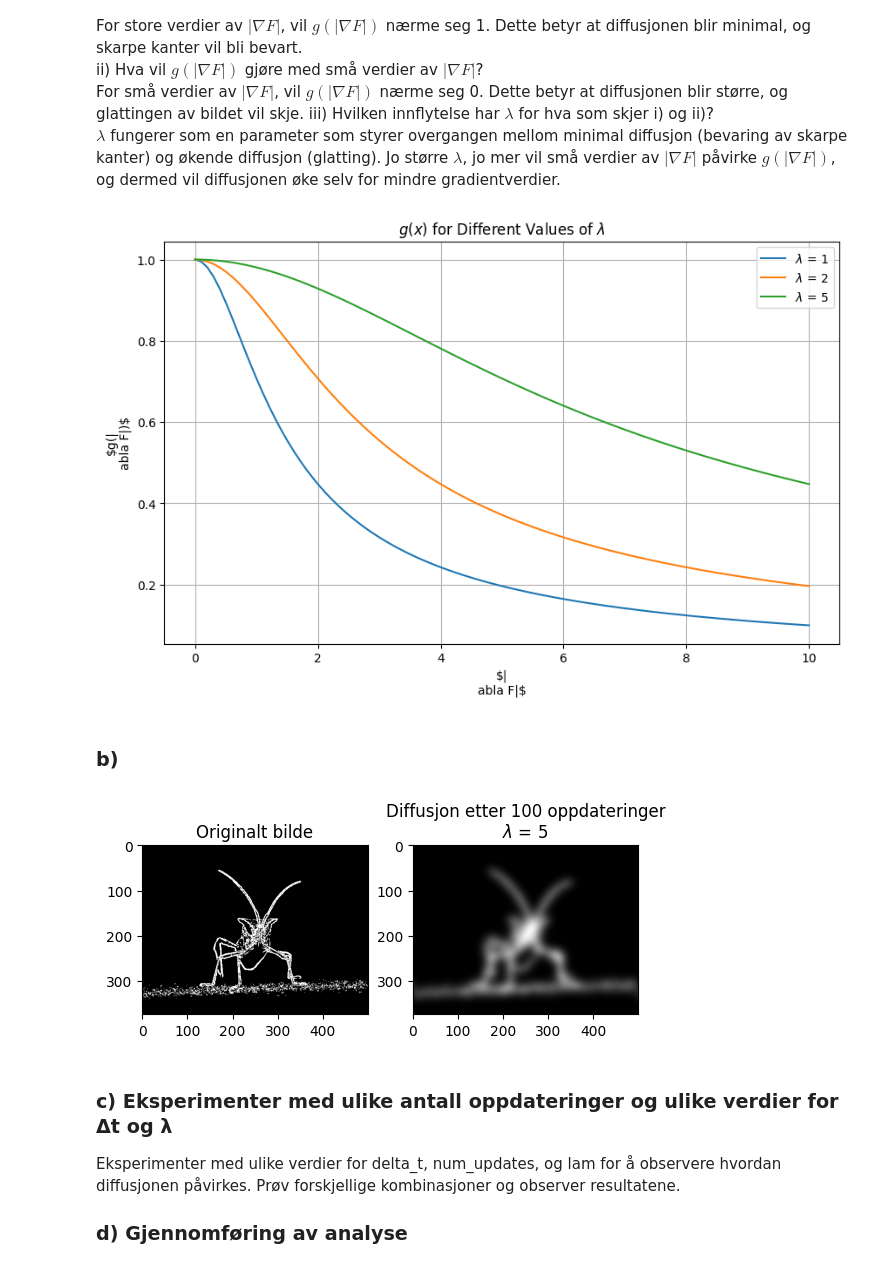
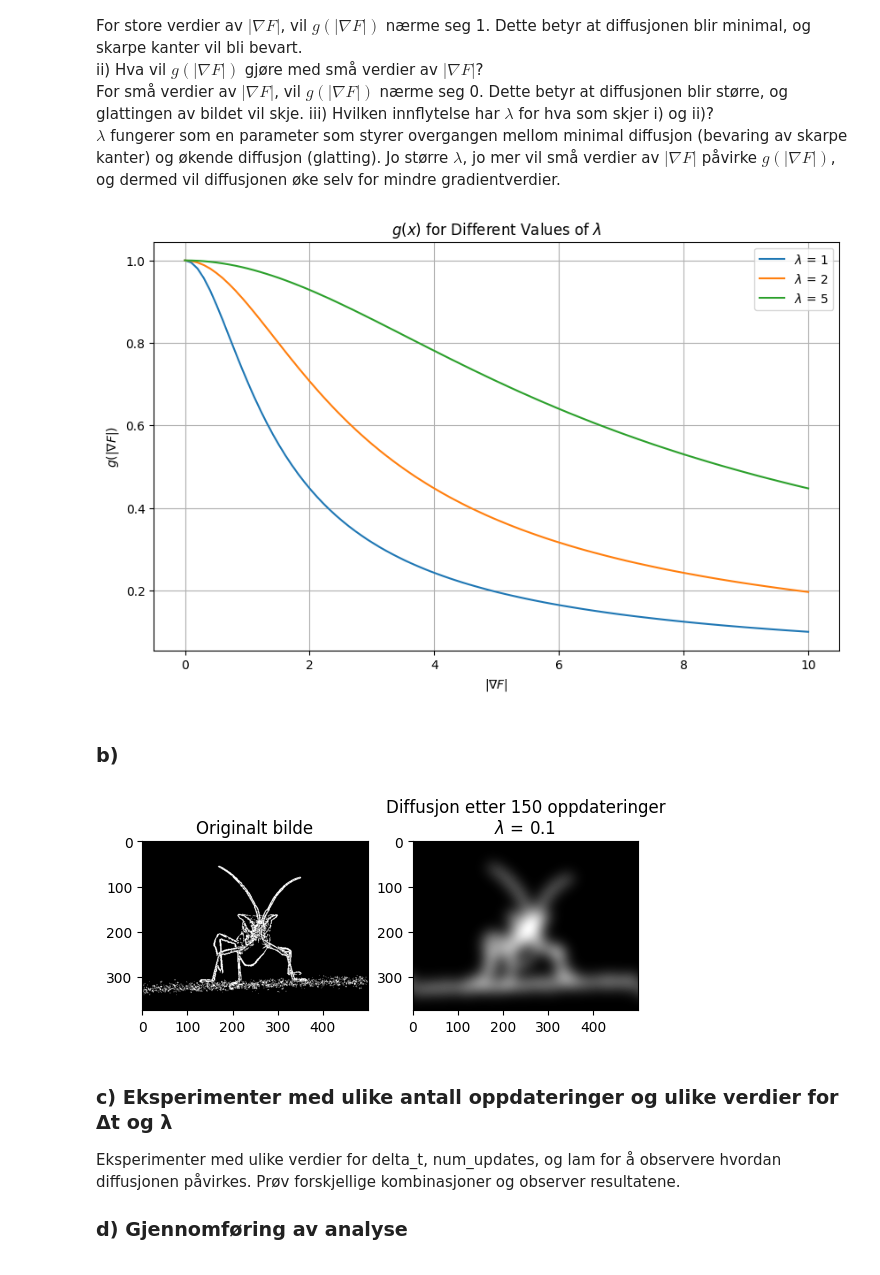
Before and after one commit to JoachimCode/ImageDiffusion, a Jupyter notebook: Bildebehandling,_diffusjon_og_Prims_algoritme.ipynb, the cells around one changed output. Drawn from its saved outputs; the diff is of its cells as text; code cells hidden in the pictures.

```diff
--- a/Bildebehandling,_diffusjon_og_Prims_algoritme.ipynb
+++ b/Bildebehandling,_diffusjon_og_Prims_algoritme.ipynb
@@ -244,26 +244,26 @@ $\lambda$ fungerer som en parameter som styrer overgangen mellom minimal diffusj
 # %%
 import numpy as np
 import matplotlib.pyplot as plt
 
 def g(x, lam):
     return 1 / np.sqrt(1 + (x**2) / (lam**2))
 
 x_values = np.linspace(0, 10, 100)
 lambda_values = [1, 2, 5]
 
 plt.figure(figsize=(10, 6))
 
 for lam in lambda_values:
     plt.plot(x_values, g(x_values, lam), label=f'$\lambda$ = {lam}')
 
 plt.title('$g(x)$ for Different Values of $\lambda$')
-plt.xlabel('$|\nabla F|$')
-plt.ylabel('$g(|\nabla F|)$')
+plt.xlabel('$|\\nabla F|$')
+plt.ylabel('$g(|\\nabla F|)$')
 plt.legend()
 plt.grid(True)
 plt.show()
 # %% [output]
-[figure, old version]
+[figure, new version]
 # %% [markdown]
 ### b)
 # %%
@@ -295,15 +295,15 @@ def diffuse_image_with_gradient_function(initial_image, delta_t, num_updates, la
 # Eksempel på bruk:
 # initial_image er bildet ved t=0, delta_t er steglengden, og num_updates er antall oppdateringer
 initial_image = edges  # Eksempel på tilfeldig initialbilde
-delta_t = 0.5
-num_updates = 100
-lam = 5
+delta_t = 0.8
+num_updates = 150
+lam = 0.10
 
 diffused_image = diffuse_image_with_gradient_function(initial_image, delta_t, num_updates, lam)
 
 # Visning av bildene
 plt.subplot(1, 2, 1)
-plt.imshow(initial_image, cmap='gray')
+plt.imshow(initial_image, cmap='grey')
 plt.title('Originalt bilde')
 
 # Normalize and convert the diffused image to uint8
@@ -311,12 +311,12 @@ diffused_image_normalized = (diffused_image - diffused_image.min()) / (diffused_
 diffused_image_uint8 = (diffused_image_normalized * 255).astype(np.uint8)
 
 plt.subplot(1, 2, 2)
-plt.imshow(diffused_image_uint8, cmap='gray')
+plt.imshow(diffused_image_uint8, cmap='grey')
 plt.title(f'Diffusjon etter {num_updates} oppdateringer\n$\lambda$ = {lam}')
 
 plt.show()
 # %% [output]
-[figure, old version]
+[figure, new version]
 # %% [markdown]
 ### c) Eksperimenter med ulike antall oppdateringer og ulike verdier for Δt og λ
 Eksperimenter med ulike verdier for delta_t, num_updates, og lam for å observere hvordan diffusjonen påvirkes. Prøv forskjellige kombinasjoner og observer resultatene.
```
Also changed, not shown: parts of 3 cells of this notebook.
